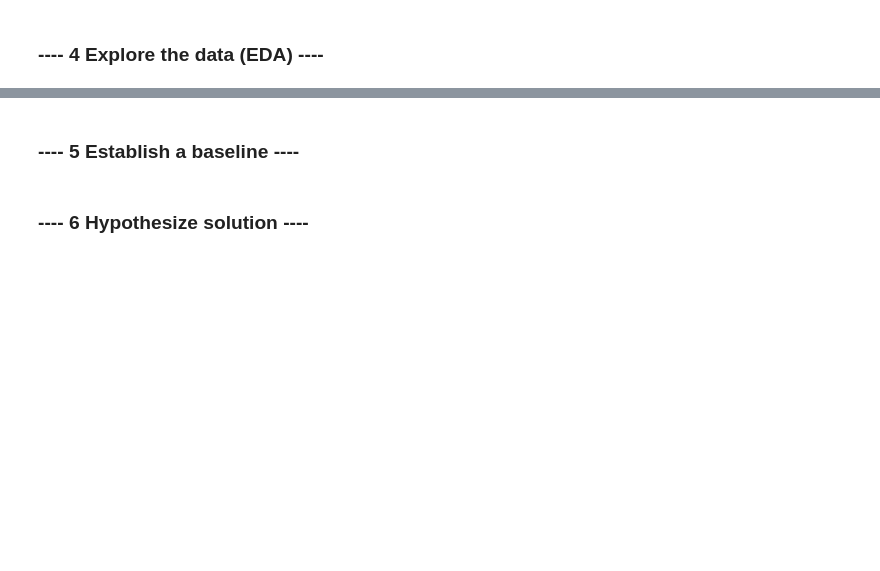
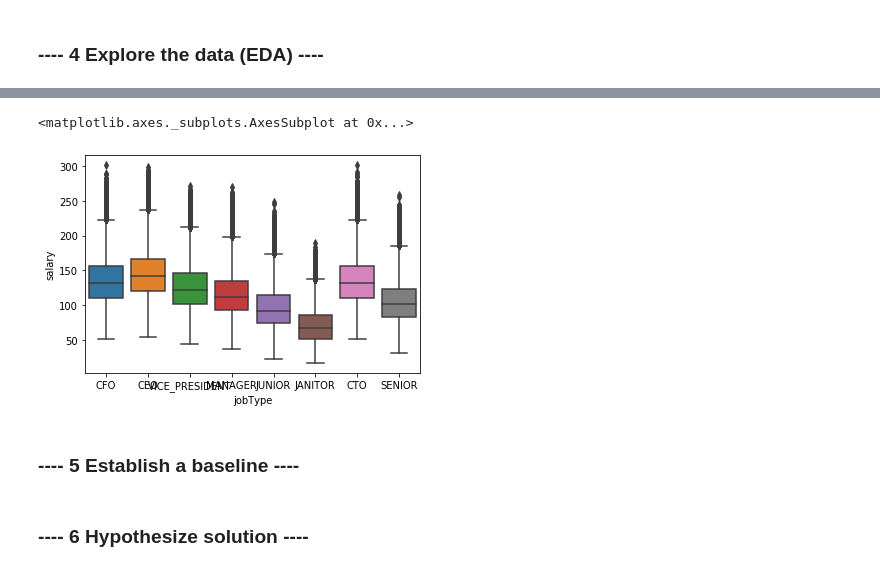
Before and after one commit to jma199/salarypredictionportfolio, a Jupyter notebook: Salary Prediction Project Notebook.ipynb, the cells around one changed output, grey strips where cells are left out. Drawn from its saved outputs; the diff is of its cells as text; code cells hidden in the pictures; blank space fills up the shorter version.

Commit message:
Start EDA jobType

```diff
--- a/Salary Prediction Project Notebook.ipynb
+++ b/Salary Prediction Project Notebook.ipynb
@@ -126,6 +126,3 @@ train_features_df.describe()
 | max | 24.000000 | 99.000000 |
 # %% [markdown]
 In the training features data set, 5 of the features are categorical and it is possible to have 0 as a value. Check this data for any missing (null) values.
-# %%
-train_features_df.dropna(axis=1, inplace=True)
-train_features_df.describe
@@ -182,3 +217,15 @@ training_df.describe
+# %%
+# Select jobType column
+jobType_col = training_df[['jobType', 'salary']]
+
+# Sort subcategories by median salary
+grp_jobType = training_df.groupby(['jobType'], as_index= False).median()
+
+import seaborn as sns
+sns.boxplot(x='jobType', y = 'salary', data= training_df)
+# %% [output]
+<matplotlib.axes._subplots.AxesSubplot at 0x...>
+[figure, added]
 # %% [markdown]
 ### ---- 5 Establish a baseline ----
 # %%
```
Also changed, not shown: parts of 9 cells of this notebook.
